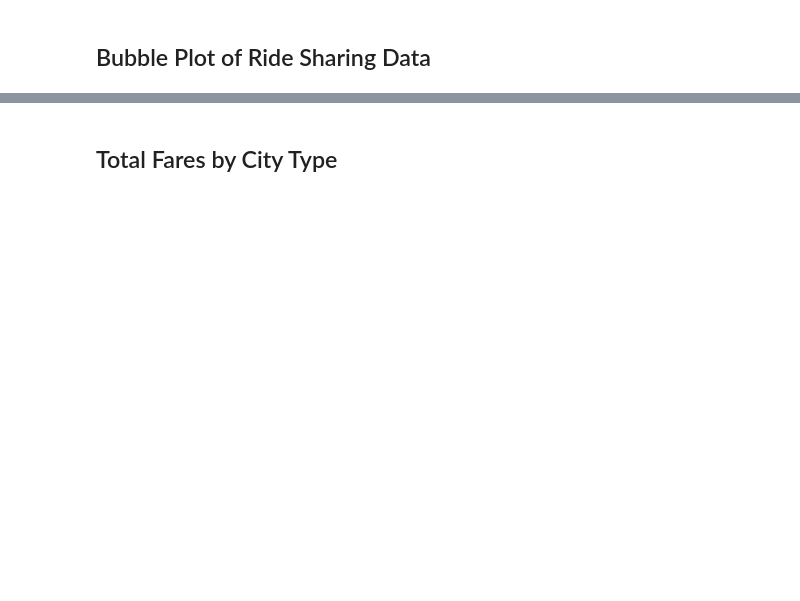
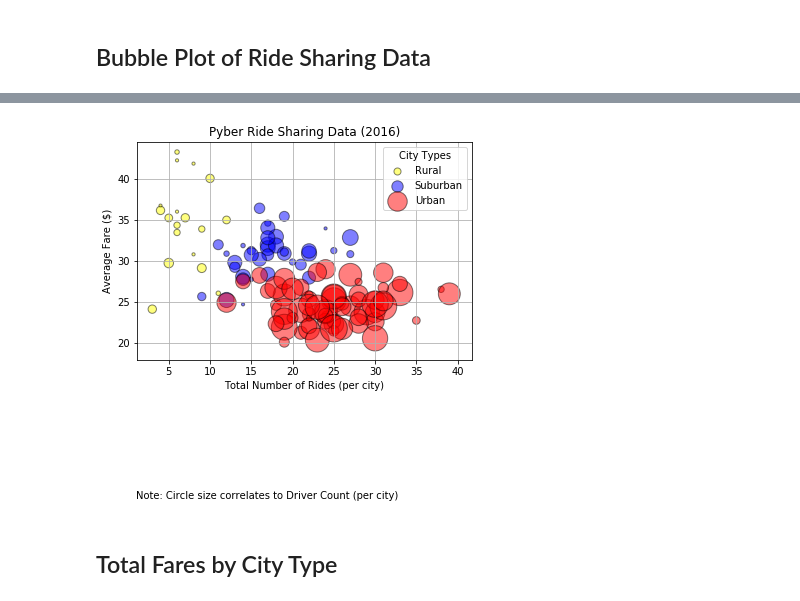
Before and after one commit to sponre01/Homework5-Matplotlib, a Jupyter notebook: pyber_starter.ipynb, the cells around one changed output, grey strips where cells are left out. Saved outputs shown, nothing was run; the diff lists cells and outputs as text; code cells hidden in the pictures; blank space fills up the shorter version.

```diff
--- a/pyber_starter.ipynb
+++ b/pyber_starter.ipynb
@@ -95,2 +72,34 @@ plt.show()
+# %%
+#Rural = yellow
+plt.scatter(ride_sharing_df[ride_sharing_df['Type'] == 'Rural']['Total Number of Rides (per city)'],
+                ride_sharing_df[ride_sharing_df['Type'] == 'Rural']["Average Fare ($)"],
+                s = ride_sharing_df[ride_sharing_df['Type'] == 'Rural']["Driver Count (per city)"]*10,
+                alpha=0.5, label="Rural", edgecolor ='black', color="yellow")
+
+#Suburban = blue
+plt.scatter(ride_sharing_df[ride_sharing_df['Type'] == 'Suburban']['Total Number of Rides (per city)'],
+                ride_sharing_df[ride_sharing_df['Type'] == 'Suburban']["Average Fare ($)"],
+                s = ride_sharing_df[ride_sharing_df['Type'] == 'Suburban']["Driver Count (per city)"]*10,
+                alpha=0.5, label="Suburban", edgecolor ='black', color="blue")
+
+#Urban = red
+plt.scatter(ride_sharing_df[ride_sharing_df['Type'] == 'Urban']['Total Number of Rides (per city)'],
+                ride_sharing_df[ride_sharing_df['Type'] == 'Urban']["Average Fare ($)"],
+                s = ride_sharing_df[ride_sharing_df['Type'] == 'Urban']["Driver Count (per city)"]*10,
+                alpha=0.5, label="Urban", edgecolor ='black', color="red")
+
+#Chart elements
+plt.title("Pyber Ride Sharing Data (2016)")
+plt.xlabel('Total Number of Rides (per city)')
+plt.ylabel("Average Fare ($)")
+plt.text(1,1,'Note: Circle size correlates to Driver Count (per city)')
+plt.legend(title='City Types',fancybox=True)
+plt.grid(True)
+
+#Save and print
+plt.savefig("Pyber_Ride_Sharing_Scatter.png")
+plt.show()
+# %% [output]
+[figure, added]
 # %% [markdown]
 ## Total Fares by City Type
```
Also changed, not shown: parts of 20 cells of this notebook.
